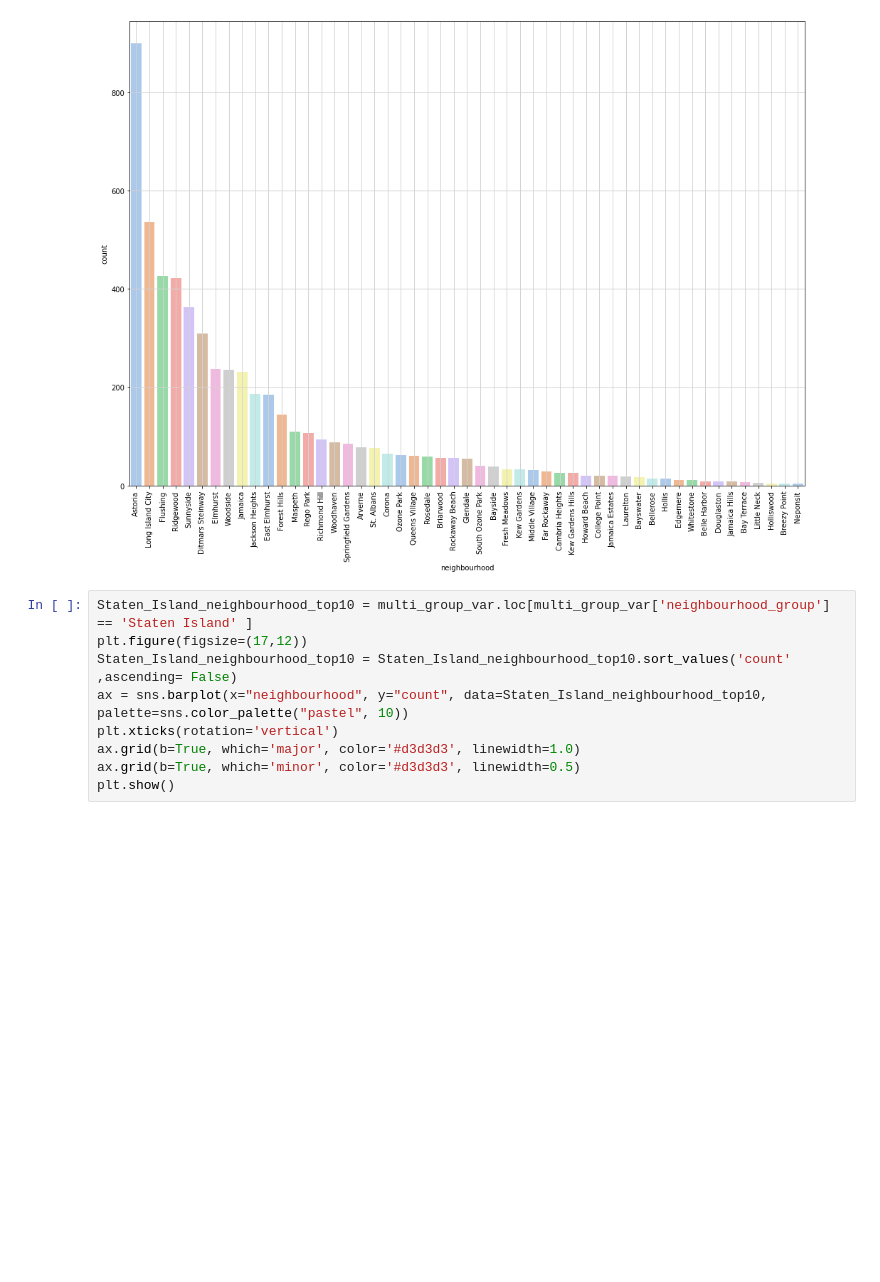
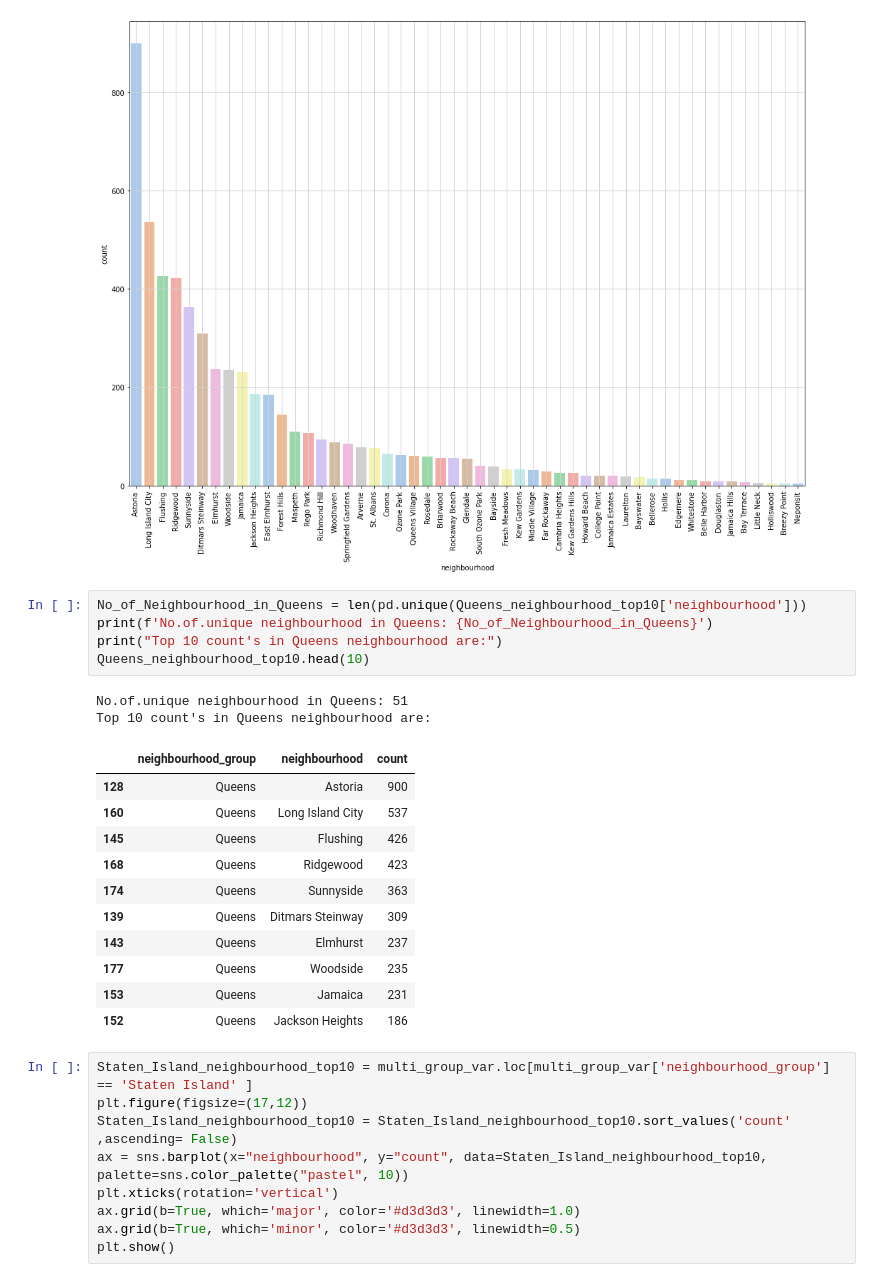
Before and after one commit to Sanjaycsk/AirBnb-EDA, a Jupyter notebook: AirBnB_Project.ipynb, the cells around one changed output. Drawn from its saved outputs; the diff is of its cells as text; blank space fills up the shorter version.

```diff
--- a/AirBnB_Project.ipynb
+++ b/AirBnB_Project.ipynb
@@ -250,6 +270,25 @@ ax.grid(b=True, which='minor', color='#d3d3d3', linewidth=0.5)
 plt.show()
 # %% [output]
 [figure]
+# %%
+No_of_Neighbourhood_in_Queens = len(pd.unique(Queens_neighbourhood_top10['neighbourhood']))
+print(f'No.of.unique neighbourhood in Queens: {No_of_Neighbourhood_in_Queens}')
+print("Top 10 count's in Queens neighbourhood are:")
+Queens_neighbourhood_top10.head(10)
+# %% [output]
+No.of.unique neighbourhood in Queens: 51
+Top 10 count's in Queens neighbourhood are:
+|  | neighbourhood_group | neighbourhood | count |
+| 128 | Queens | Astoria | 900 |
+| 160 | Queens | Long Island City | 537 |
+| 145 | Queens | Flushing | 426 |
+| 168 | Queens | Ridgewood | 423 |
+| 174 | Queens | Sunnyside | 363 |
+| 139 | Queens | Ditmars Steinway | 309 |
+| 143 | Queens | Elmhurst | 237 |
+| 177 | Queens | Woodside | 235 |
+| 153 | Queens | Jamaica | 231 |
+| 152 | Queens | Jackson Heights | 186 |
 # %%
 Staten_Island_neighbourhood_top10 = multi_group_var.loc[multi_group_var['neighbourhood_group'] == 'Staten Island' ]
 plt.figure(figsize=(17,12))
```
Also changed, not shown: parts of 5 cells of this notebook.
